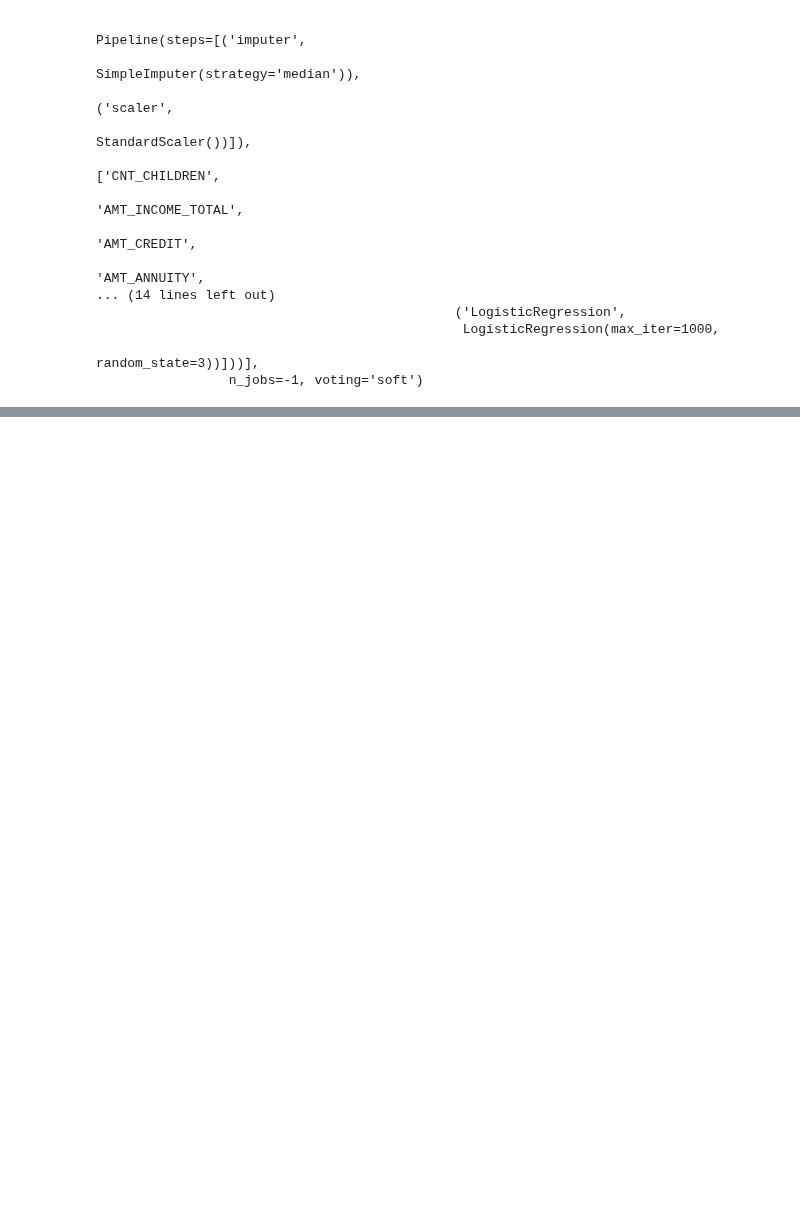
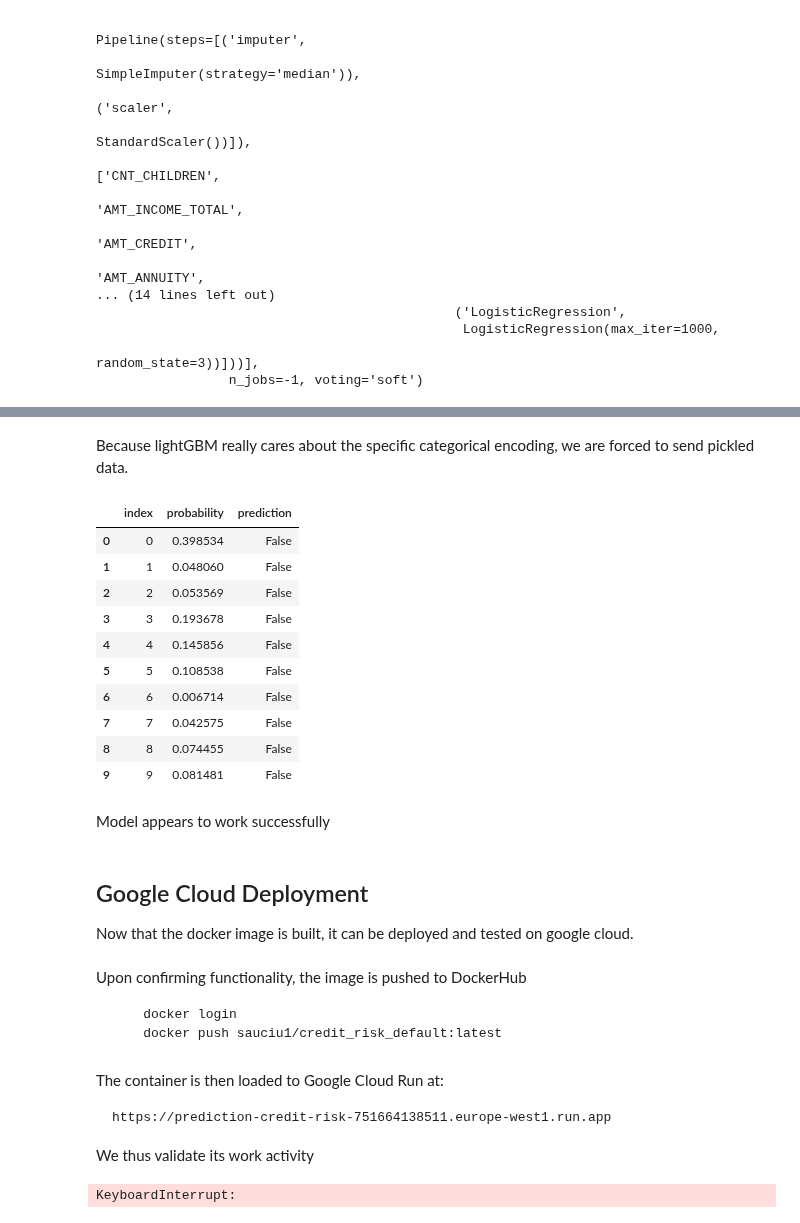
Before and after one commit to Sauciu1/defaulting-risk, a Jupyter notebook: notebooks/nb9_model_deployment.ipynb, the cells around one changed output, grey strips where cells are left out. Cells and saved outputs as stored; diff of their text form; code cells hidden in the pictures; blank space fills up the shorter version.

````diff
--- a/notebooks/nb9_model_deployment.ipynb
+++ b/notebooks/nb9_model_deployment.ipynb
@@ -171,8 +169,9 @@ memory usage: 1.9+ GB
 # %% [markdown]
 Appropriate columns are then saved (the naming convention ins slightly different from nb8)
 # %%
-X_train = full_df[~full_df["TARGET"].isna()]
+X_train = full_df.loc[~full_df["TARGET"].isna(), :]
 y_train = X_train.pop("TARGET")
 id_train = X_train.pop("SK_ID_CURR")
-X_test = full_df[full_df["TARGET"].isna()]
+X_test = full_df.loc[full_df["TARGET"].isna(), :]
+id_test = X_test.pop("SK_ID_CURR")
 # %%
@@ -252,0 +287,69 @@ model.
+# %% [markdown]
+Because lightGBM really cares about the specific categorical encoding, we are forced to send pickled data.
+# %%
+import pandas as pd
+pickled_data = pickle.dumps(X_train.iloc[0:10, :])
+
+response = requests.post(
+    "http://127.0.0.1:8080/predict",
+    data=pickled_data,
+    headers={"Content-Type": "application/pickle"}
+)
+
+if response.status_code == 200:
+    results = pickle.loads(response.content)
+    display(pd.DataFrame(results))
+
+else:
+    error_msg = pickle.loads(response.content)
+    print("Error:", error_msg)
+# %% [output]
+|  | index | probability | prediction |
+| 0 | 0 | 0.398534 | False |
+| 1 | 1 | 0.048060 | False |
+| 2 | 2 | 0.053569 | False |
+| 3 | 3 | 0.193678 | False |
+| 4 | 4 | 0.145856 | False |
+| 5 | 5 | 0.108538 | False |
+| 6 | 6 | 0.006714 | False |
+| 7 | 7 | 0.042575 | False |
+| 8 | 8 | 0.074455 | False |
+| 9 | 9 | 0.081481 | False |
+# %% [markdown]
+Model appears to work successfully
+# %% [markdown]
+## Google Cloud Deployment
+Now that the docker image is built, it can be deployed and tested on google cloud.
+# %% [markdown]
+Upon confirming functionality, the image is pushed to DockerHub
+```cmd
+    docker login
+    docker push sauciu1/credit_risk_default:latest
+```
+# %% [markdown]
+The container is then loaded to Google Cloud Run at:
+```
+https://prediction-credit-risk-751664138511.europe-west1.run.app
+```
+We thus validate its work activity
+# %%
+url = "https://prediction-credit-risk-751664138511.europe-west1.run.app/predict"
+
+response = requests.post(
+    url,
+    data=pickled_data,
+    headers={"Content-Type": "application/pickle"},
+    timeout=60
+)
+
+if response.status_code == 200:
+    results = pickle.loads(response.content)
+    display(pd.DataFrame(results))
+else:
+    try:
+        error_msg = pickle.loads(response.content)
+    except Exception:
+        error_msg = response.text
+    print("Error:", error_msg, "| Status:", response.status_code)
+# %% [output]
+KeyboardInterrupt:
````
Also changed, not shown: parts of 16 cells of this notebook, 9 other files.
